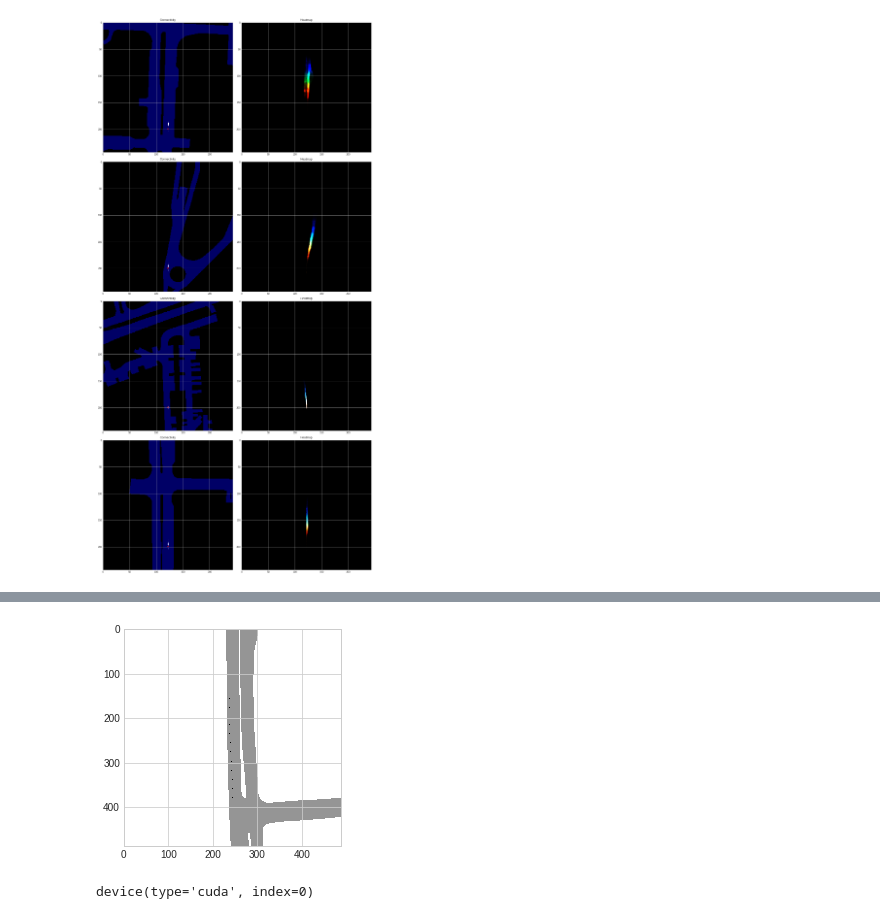
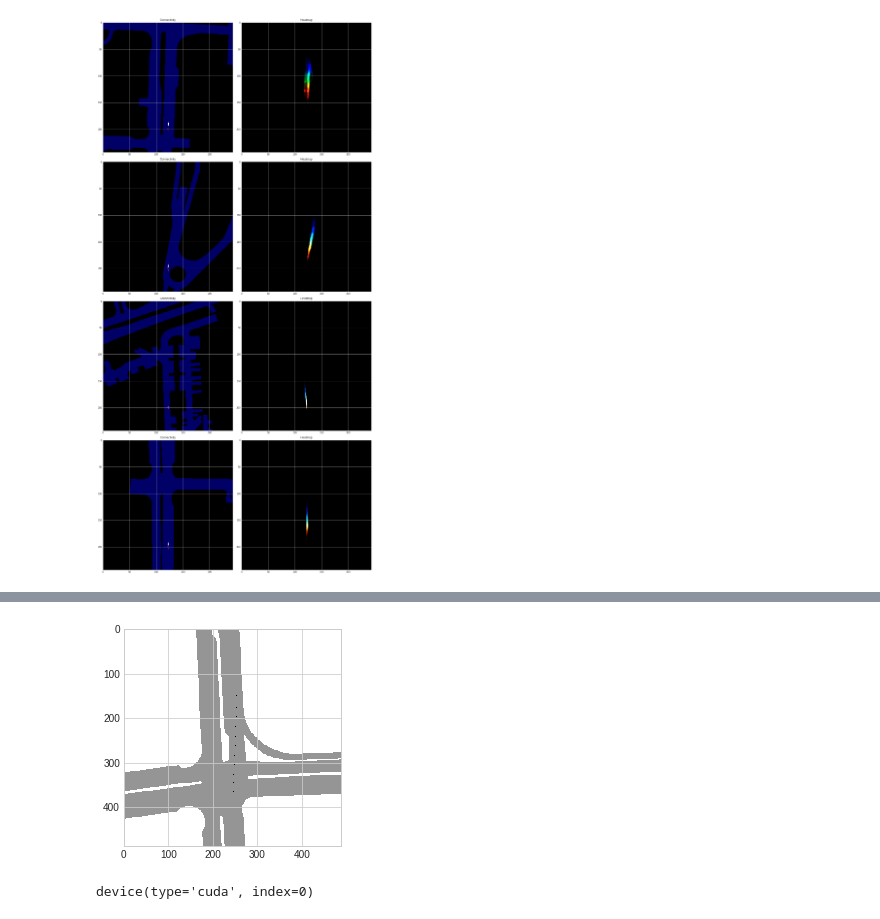
Before and after one commit to tudelft-iv-students/offline-tracking-with-object-permanence, a Jupyter notebook: test.ipynb, the cells around one changed output, grey strips where cells are left out. Drawn from its saved outputs; the diff is of its cells as text; code cells hidden in the pictures.

```diff
--- a/test.ipynb
+++ b/test.ipynb
@@ -127,7 +250,12 @@ tensor([[ 4.0441e+00,  4.0862e+01],
 # %%
-trainer.model.aggregator.teacher_force=True
-trainer.model.decoder.teacher_force=True
-data_test['gt_traj']=data['ground_truth']['traj']
+if trainer.use_teacher_force:
+    trainer.model.aggregator.teacher_force=True
+    trainer.model.decoder.teacher_force=True
+    data_test['gt_traj']=data['ground_truth']['traj']
+else:
+    trainer.model.aggregator.teacher_force=False
+    trainer.model.decoder.teacher_force=False
+    data_test['gt_traj']=None
 # %%
 if trainer.pretrain_mlp:
     data_test['gt_traj']=data['ground_truth']['traj']
@@ -183,12 +438,12 @@ nodes_2D=sampler.sample_goals(mask)
 mask_under=sampler.sample_mask(mask)
 # %%
 import matplotlib.pyplot as plt
-for idx in range(16):
+for idx in range(8):
     surrounding_agents=data_test['surrounding_agent_representation']['image'][idx]
     plt.imshow(map_representation[idx].permute(1,2,0).cpu())
     plt.show()
-    plt.imshow(gs_map[idx,0].cpu())
-    plt.show()
+    # plt.imshow(gs_map[idx,0].cpu())
+    # plt.show()
     plt.imshow(surrounding_agents.permute(1,2,0).cpu())
     plt.show()
     # plt.imshow(mask[idx].cpu())
@@ -264,6 +505,8 @@ total_norm = total_norm ** (1. / 2)
 <class 'torch.nn.parameter.Parameter'> torch.Size([384, 128])
 <class 'torch.nn.parameter.Parameter'> torch.Size([384])
 <class 'torch.nn.parameter.Parameter'> torch.Size([128, 128])
+# %%
+trainer.model.encoder.nd_tgt_emb=nn.Linear(32, 36).cuda()
 # %%
 from torch.autograd.profiler import profile
 with profile( profile_memory=True, record_shapes=True, use_cuda=True) as prof:
@@ -310,0 +727,10 @@ CUDA time total: 11.063ms
+# %%
+agg_encoding=agg_feat
+attn_mask=agg_encoding['mask'][:,:,0].unsqueeze(-1).transpose(1,2).repeat(1,agg_encoding['mask'].shape[1],1).bool()
+query=query_emb(agg_encoding['query']).transpose(0,1)
+key=key_emb(agg_encoding['query']).transpose(0,1)
+val=val_emb(agg_encoding['query']).transpose(0,1)
+att_op, _ = tq_self_attn(query, key, val, attn_mask=attn_mask.bool())
+att_op=att_op.transpose(0,1)
+
+aug_query=torch.cat((agg_encoding['query'],att_op),dim=-1)
@@ -842,19 +1336,19 @@ plt.show()
 # %%
-# idx=3
+idx=0
 # traj_idx=0
 import matplotlib.pyplot as plt
 from models.decoders.ram_decoder import get_index,get_dense
 gt_map=trainer.losses[0].generate_gtmap(data['ground_truth']['traj'],predictions['mask'],visualize=True)
 gt_map=torch.sum(gt_map,dim=1,keepdim=True)
 mask_map=torch.zeros_like(gt_map)
 mask_map[predictions['mask'].view(gt_map.shape)]=1
 gt_map+=mask_map
 # gt_map=gt_map.permute(0,2,3,1)
 # normalize_factor,_=torch.max(dense_pred.view(dense_pred.shape[0],-1),dim=-1)
 plt.imshow(gt_map[idx].squeeze(0).cpu())
 plt.show()
 # %% [output]
-[figure, old version]
+[figure, new version]
 # %%
 self=trainer.model.decoder
 trajs=predictions['traj']
```
Also changed, not shown: parts of 81 cells of this notebook, 38 other files.
